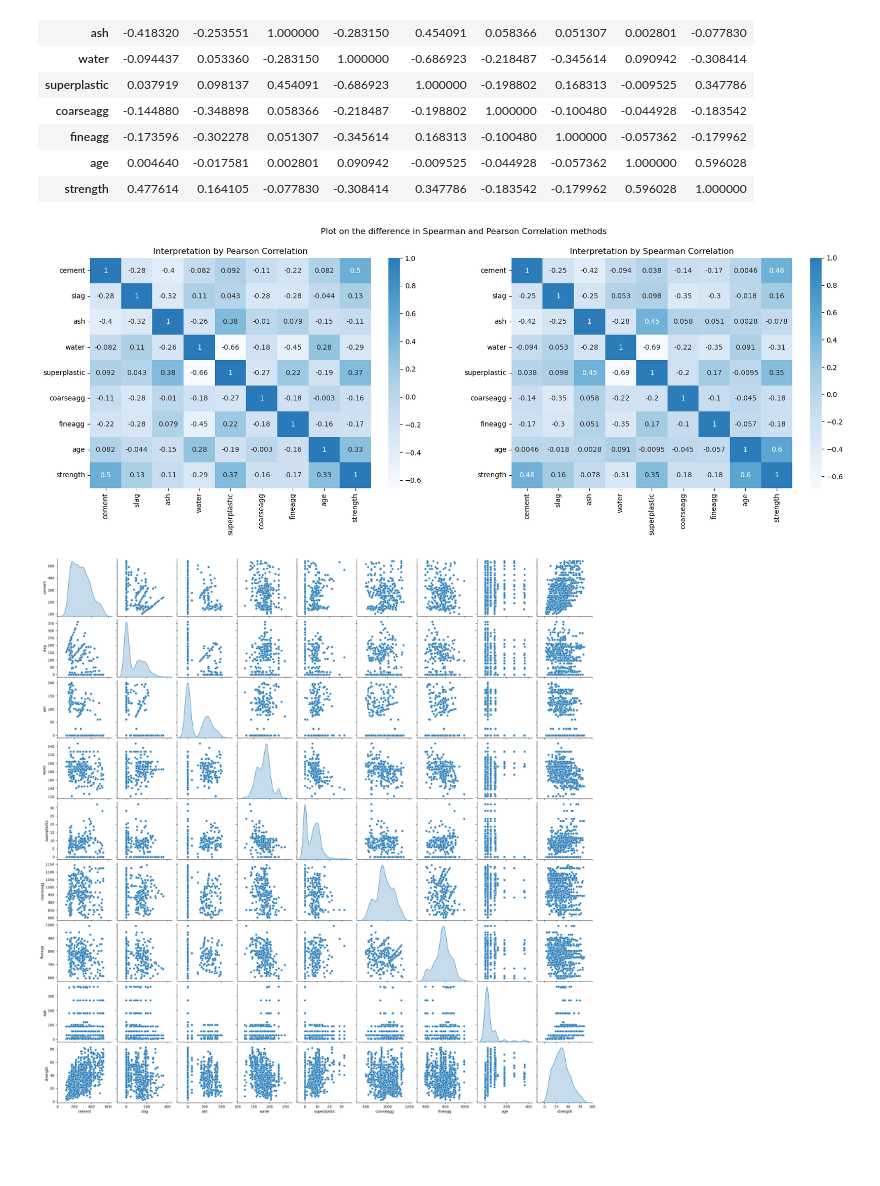
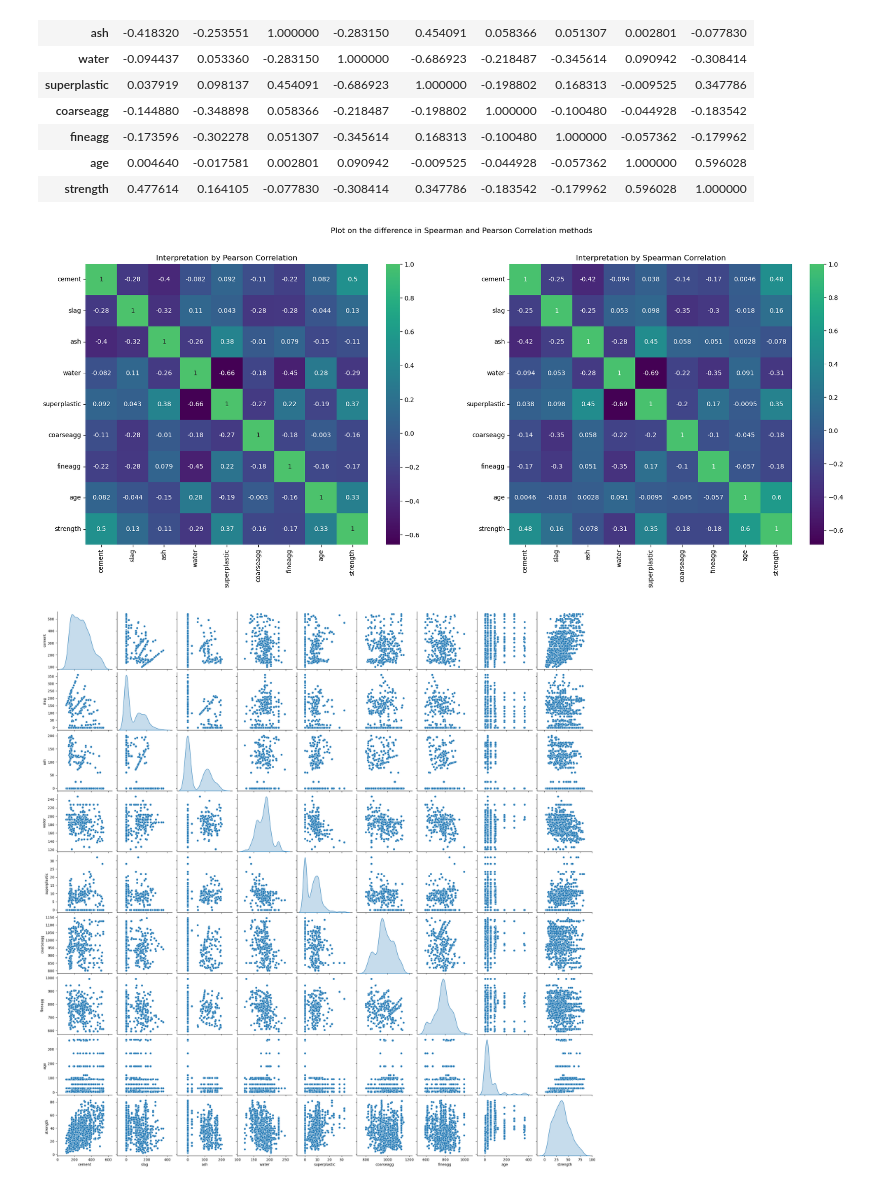
Before and after one commit to julius-m20/Concrete-Data, a Jupyter notebook: main.ipynb, the cells around one changed output. Saved outputs shown, nothing was run; the diff lists cells and outputs as text; code cells hidden in the pictures; blank space fills up the shorter version.

```diff
--- a/main.ipynb
+++ b/main.ipynb
@@ -110,17 +110,17 @@ concrete_data_corr_spearman
 | age | 0.004640 | -0.017581 | 0.002801 | 0.090942 | -0.009525 | -0.044928 | -0.057362 | 1.000000 | 0.596028 |
 | strength | 0.477614 | 0.164105 | -0.077830 | -0.308414 | 0.347786 | -0.183542 | -0.179962 | 0.596028 | 1.000000 |
 # %%
-plt.figure(figsize=(20, 6))
+plt.figure(figsize=(22, 8))
 plt.subplot(1, 2, 1)
-sns.heatmap(concrete_data_corr_pearson, annot=True, center=0.5, cmap='Blues')
+sns.heatmap(concrete_data_corr_pearson, annot=True, center=0.5, cmap='viridis')
 plt.title('Interpretation by Pearson Correlation')
 plt.subplot(1, 2, 2)
-sns.heatmap(concrete_data_corr_spearman, annot=True, center=0.5, cmap='Blues')
+sns.heatmap(concrete_data_corr_spearman, annot=True, center=0.5, cmap='viridis')
 plt.title('Interpretation by Spearman Correlation')
 plt.suptitle('Plot on the difference in Spearman and Pearson Correlation methods')
 plt.show()
 # %% [output]
-[figure, old version]
+[figure, new version]
 # %%
 sns.pairplot(data=concrete_data, diag_kind='kde')
 plt.show()
```
Also changed, not shown: parts of 16 cells of this notebook.
